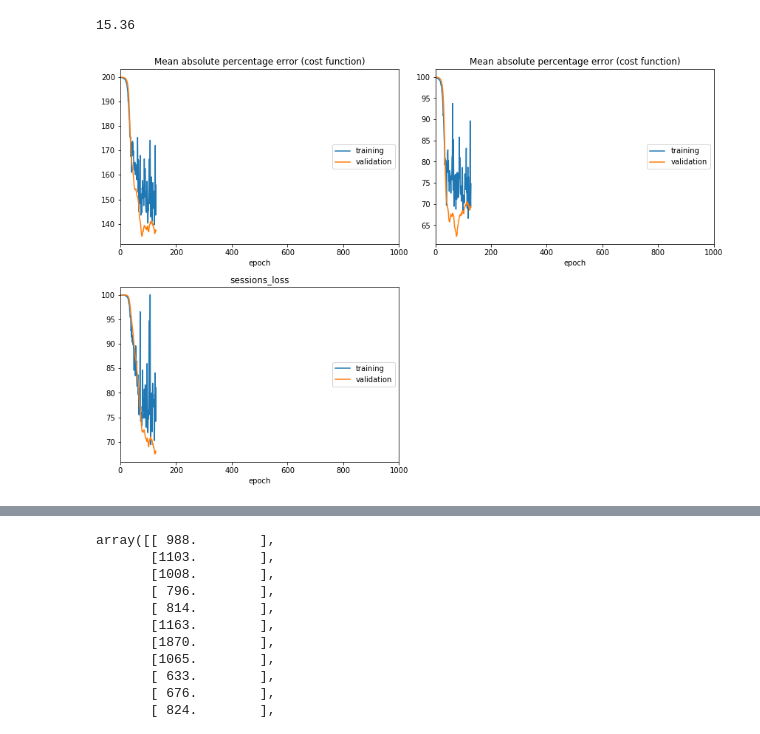
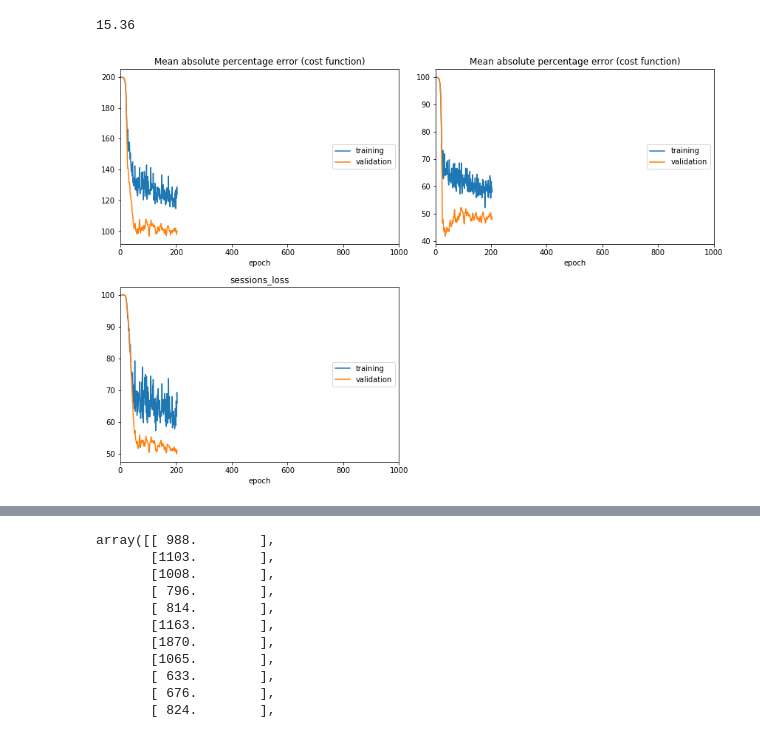
Before and after one commit to chsbacon/open-data-challenge, a Jupyter notebook: src/model_trainer.ipynb, the cells around one changed output, grey strips where cells are left out. Drawn from its saved outputs; the diff is of its cells as text; code cells hidden in the pictures.

Commit message:
Changed structure, dropout

```diff
--- a/src/model_trainer.ipynb
+++ b/src/model_trainer.ipynb
@@ -126,12 +126,13 @@ stack_layers = lambda layers: reduce(lambda stack, e: e(stack), layers)
 
 weather_layers = \
   [Input((3,), name='weather')] \
++ [Dropout(0.2)] \
 + [Dense(10, activation='relu',kernel_regularizer=reg)] \
-+ [Dropout(0.5)] \
++ [Dropout(0.2)] \
 + [Dense(20, activation='relu',kernel_regularizer=reg)] \
-+ [Dropout(0.5)] \
++ [Dropout(0.2)] \
 + [Dense(20, activation='relu',kernel_regularizer=reg)] \
-+ [Dropout(0.5)] \
++ [Dropout(0.2)] \
 + [Dense(10, activation='relu',kernel_regularizer=reg)]
 
 weather_out = stack_layers(weather_layers)
@@ -139,25 +140,26 @@ weather_out = stack_layers(weather_layers)
 day_layers = \
   [Input((7,), name='day')] \
 + [Dense(15, activation='relu',kernel_regularizer=reg)] \
-+ [Dropout(0.5)] \
++ [Dropout(0.3)] \
 + [Dense(25, activation='relu',kernel_regularizer=reg)] \
-+ [Dropout(0.5)] \
++ [Dropout(0.3)] \
 + [Dense(12, activation='relu',kernel_regularizer=reg)] \
-+ [Dropout(0.5)] \
++ [Dropout(0.3)] \
 + [Dense(5, activation='relu',kernel_regularizer=reg)]
 
 day_out = stack_layers(day_layers)
 
 date_layers = \
   [Input((1,), name='date')] \
++ [Dropout(0.2)] \
 + [Dense(10, activation='relu',kernel_regularizer=reg)] \
-+ [Dropout(0.5)] \
++ [Dropout(0.3)] \
 + [Dense(20, activation='relu',kernel_regularizer=reg)] \
-+ [Dropout(0.5)] \
++ [Dropout(0.3)] \
 + [Dense(50, activation='relu',kernel_regularizer=reg)] \
-+ [Dropout(0.5)] \
++ [Dropout(0.3)] \
 + [Dense(15, activation='relu',kernel_regularizer=reg)] \
-+ [Dropout(0.5)] \
++ [Dropout(0.3)] \
 + [Dense(5, activation='relu',kernel_regularizer=reg)]
 
 date_out = stack_layers(date_layers)
@@ -165,13 +167,13 @@ date_out = stack_layers(date_layers)
 main_layers = \
   [concatenate([weather_out, day_out, date_out])] \
 + [Dense(50, activation='relu',kernel_regularizer=reg)] \
-+ [Dropout(0.5)] \
++ [Dropout(0.3)] \
 + [Dense(100, activation='relu',kernel_regularizer=reg)] \
-+ [Dropout(0.5)] \
++ [Dropout(0.3)] \
 + [Dense(100, activation='relu',kernel_regularizer=reg)] \
-+ [Dropout(0.5)] \
++ [Dropout(0.3)] \
 + [Dense(50, activation='relu',kernel_regularizer=reg)] \
-+ [Dropout(0.5)]
++ [Dropout(0.3)]
 
 main_out = stack_layers(main_layers)
 
@@ -195,44 +197,46 @@ usage_out=stack_layers(usage_layers)
 
 clients_layers = \
   [main_out] \
-+ [Dense(30, activation='relu',kernel_regularizer=reg)] \
-+ [Dropout(0.5)] \
++ [Dense(50, activation='relu',kernel_regularizer=reg)] \
++ [Dropout(0.2)] \
 + [Dense(20, activation='relu',kernel_regularizer=reg)] \
-+ [Dropout(0.5)] \
++ [Dropout(0.2)] \
++ [Dense(10, activation='relu',kernel_regularizer=reg)] \
++ [Dropout(0.2)] \
 + [Dense(5, activation='relu',kernel_regularizer=reg)] \
-+ [Dropout(0.5)] \
++ [Dropout(0.2)] \
 + [Dense(1, activation='relu',kernel_regularizer=reg, name='clients')]
 
 clients_out = stack_layers(clients_layers)
 
 sessions_layers = \
   [main_out] \
-+ [Dense(30, activation='relu',kernel_regularizer=reg)] \
-+ [Dropout(0.5)] \
-+ [Dense(30, activation='relu',kernel_regularizer=reg)] \
-+ [Dropout(0.5)] \
++ [Dense(50, activation='relu',kernel_regularizer=reg)] \
++ [Dropout(0.2)] \
 + [Dense(20, activation='relu',kernel_regularizer=reg)] \
-+ [Dropout(0.5)] \
++ [Dropout(0.2)] \
++ [Dense(10, activation='relu',kernel_regularizer=reg)] \
++ [Dropout(0.2)] \
 + [Dense(5, activation='relu',kernel_regularizer=reg)] \
-+ [Dropout(0.5)] \
++ [Dropout(0.2)] \
 + [Dense(1, activation='relu',kernel_regularizer=reg, name='sessions')]
 
 sessions_out = stack_layers(sessions_layers)
 
 model = Model(inputs=[weather_layers[0], day_layers[0], date_layers[0]], outputs=[clients_out,sessions_out])
 model.compile(loss='mean_absolute_percentage_error',
               optimizer=Adam(0.0001))
 
 model.summary()
 
-early_stopping = EarlyStopping(patience=50, verbose=1)
+early_stopping = EarlyStopping(patience=100, verbose=1)
 history = model.fit(x=[weather_x,day_x,date_x], y=[clients_y,sessions_y],
                     epochs=epochs,
                     verbose=1,
                     validation_data=validation_data,
                     callbacks=[early_stopping, PlotLossesKeras()],
                     batch_size=32)
 model_path = join('..','models','model.h5')
 model.save(model_path)
 # %% [output]
-[figure, old version]
+[figure, new version]
```
Also changed, not shown: parts of 1 cell of this notebook.
